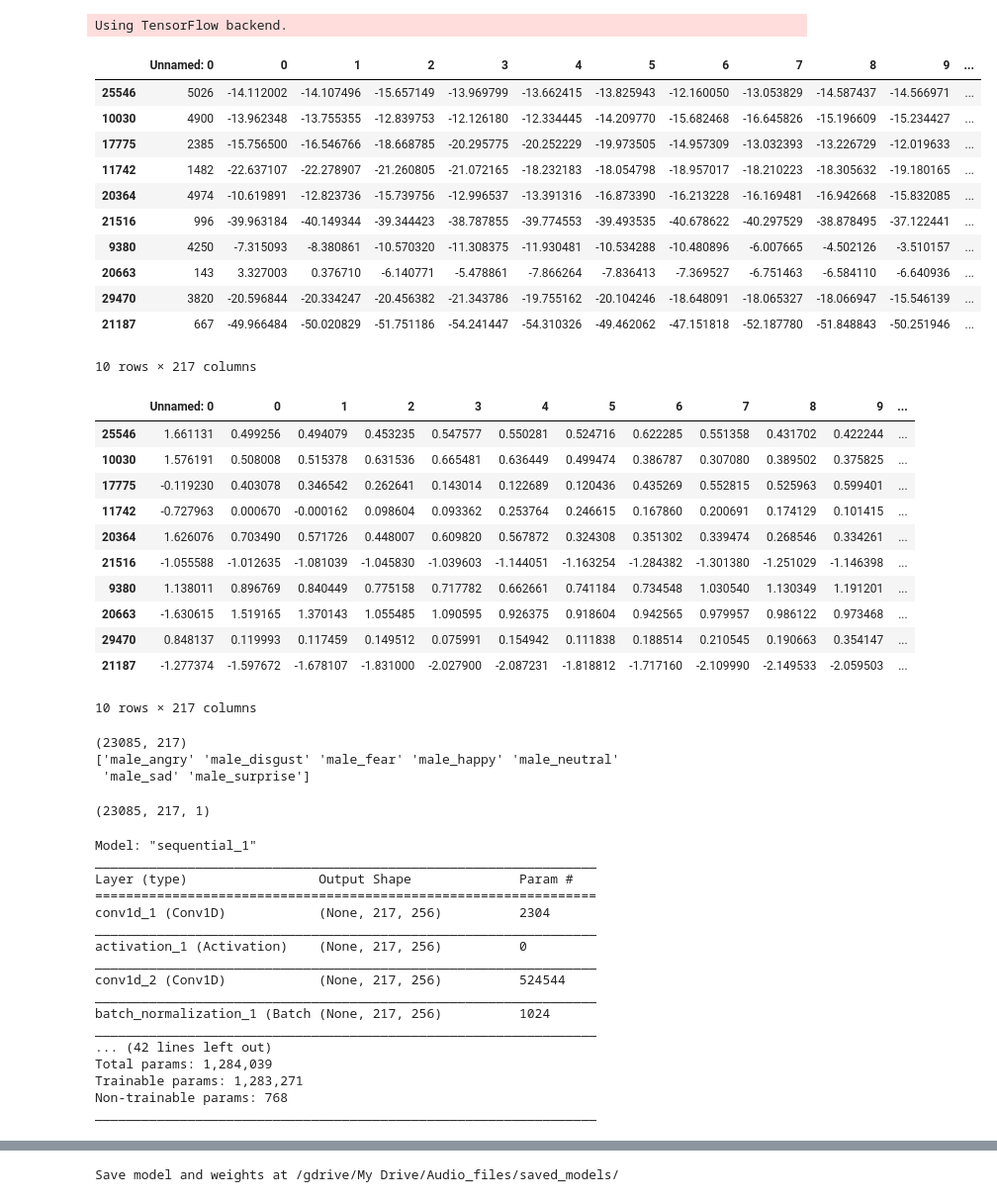
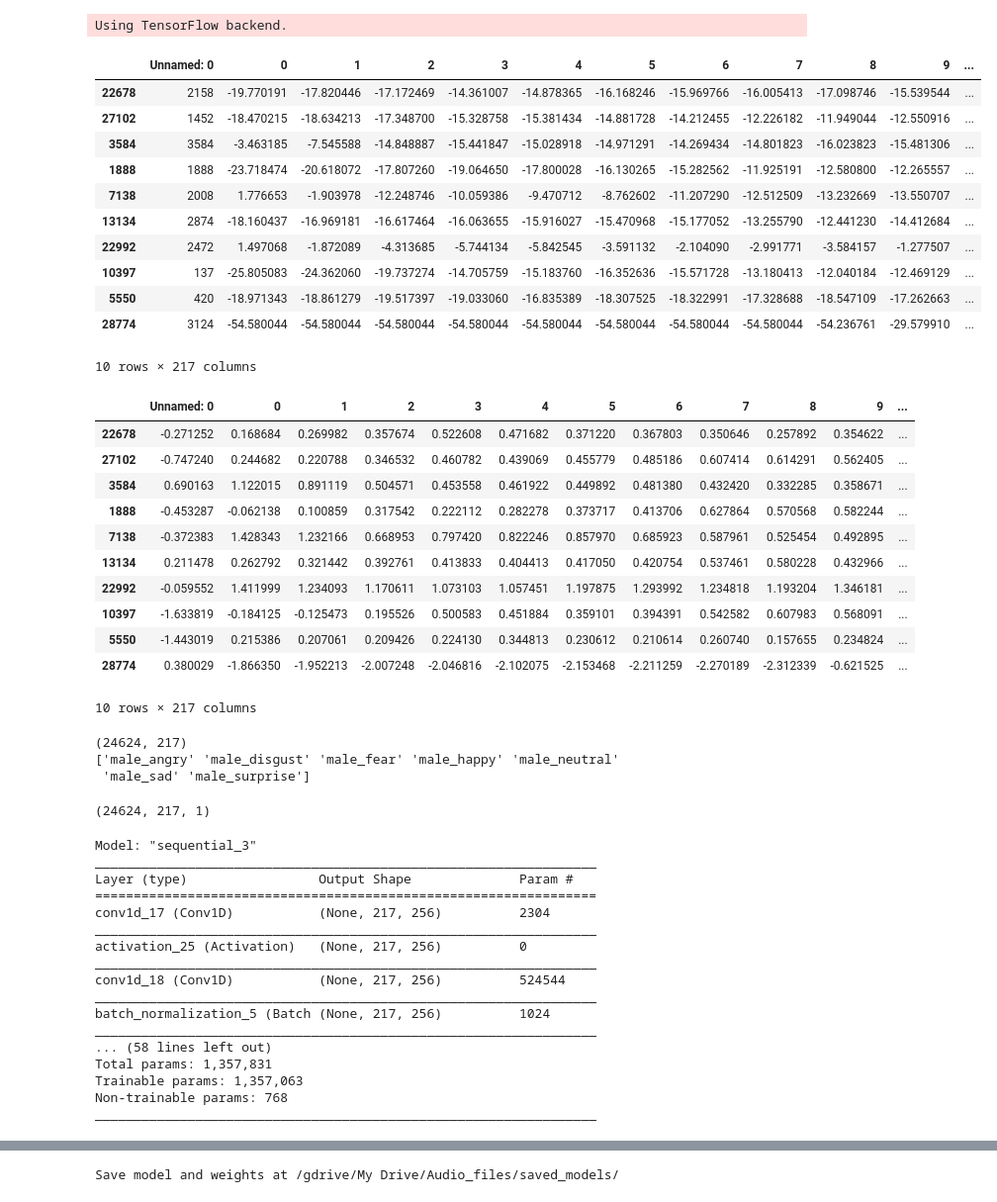
Before and after one commit to puneat/Audio_Sentiment, a Jupyter notebook: Male_Augmented_model.ipynb, the cells around one changed output, grey strips where cells are left out. Shown at 99% size. Saved outputs shown, nothing was run; the diff lists cells and outputs as text; code cells hidden in the pictures.

```diff
--- a/Male_Augmented_model.ipynb
+++ b/Male_Augmented_model.ipynb
@@ -47,30 +47,30 @@ import IPython.display as ipd  # To play sound in the notebook
 # %% [output]
 Using TensorFlow backend.
 # %%
-df=pd.read_csv('/gdrive/My Drive/Audio_files/augmented_male.csv')
+df=pd.read_csv('/gdrive/My Drive/Audio_files/Combined_Dataframes/augmented_male.csv')
 # %%
 # Split between train and test
 X_train, X_test, y_train, y_test = train_test_split(df.drop(['path','labels','source'],axis=1)
                                                     , df.labels
-                                                    , test_size=0.25
+                                                    , test_size=0.20
                                                     , shuffle=True
                                                     , random_state=42
                                                    )
 
 #data before normalisation
 X_train[150:160]
 # %% [output]
 |  | Unnamed: 0 | 0 | 1 | 2 | 3 | 4 | 5 | 6 | 7 | 8 | 9 | ... |
-| 25546 | 5026 | -14.112002 | -14.107496 | -15.657149 | -13.969799 | -13.662415 | -13.825943 | -12.160050 | -13.053829 | -14.587437 | -14.566971 | ... |
-| 10030 | 4900 | -13.962348 | -13.755355 | -12.839753 | -12.126180 | -12.334445 | -14.209770 | -15.682468 | -16.645826 | -15.196609 | -15.234427 | ... |
-| 17775 | 2385 | -15.756500 | -16.546766 | -18.668785 | -20.295775 | -20.252229 | -19.973505 | -14.957309 | -13.032393 | -13.226729 | -12.019633 | ... |
-| 11742 | 1482 | -22.637107 | -22.278907 | -21.260805 | -21.072165 | -18.232183 | -18.054798 | -18.957017 | -18.210223 | -18.305632 | -19.180165 | ... |
-| 20364 | 4974 | -10.619891 | -12.823736 | -15.739756 | -12.996537 | -13.391316 | -16.873390 | -16.213228 | -16.169481 | -16.942668 | -15.832085 | ... |
-| 21516 | 996 | -39.963184 | -40.149344 | -39.344423 | -38.787855 | -39.774553 | -39.493535 | -40.678622 | -40.297529 | -38.878495 | -37.122441 | ... |
-| 9380 | 4250 | -7.315093 | -8.380861 | -10.570320 | -11.308375 | -11.930481 | -10.534288 | -10.480896 | -6.007665 | -4.502126 | -3.510157 | ... |
-| 20663 | 143 | 3.327003 | 0.376710 | -6.140771 | -5.478861 | -7.866264 | -7.836413 | -7.369527 | -6.751463 | -6.584110 | -6.640936 | ... |
-| 29470 | 3820 | -20.596844 | -20.334247 | -20.456382 | -21.343786 | -19.755162 | -20.104246 | -18.648091 | -18.065327 | -18.066947 | -15.546139 | ... |
-| 21187 | 667 | -49.966484 | -50.020829 | -51.751186 | -54.241447 | -54.310326 | -49.462062 | -47.151818 | -52.187780 | -51.848843 | -50.251946 | ... |
+| 22678 | 2158 | -19.770191 | -17.820446 | -17.172469 | -14.361007 | -14.878365 | -16.168246 | -15.969766 | -16.005413 | -17.098746 | -15.539544 | ... |
+| 27102 | 1452 | -18.470215 | -18.634213 | -17.348700 | -15.328758 | -15.381434 | -14.881728 | -14.212455 | -12.226182 | -11.949044 | -12.550916 | ... |
+| 3584 | 3584 | -3.463185 | -7.545588 | -14.848887 | -15.441847 | -15.028918 | -14.971291 | -14.269434 | -14.801823 | -16.023823 | -15.481306 | ... |
+| 1888 | 1888 | -23.718474 | -20.618072 | -17.807260 | -19.064650 | -17.800028 | -16.130265 | -15.282562 | -11.925191 | -12.580800 | -12.265557 | ... |
+| 7138 | 2008 | 1.776653 | -1.903978 | -12.248746 | -10.059386 | -9.470712 | -8.762602 | -11.207290 | -12.512509 | -13.232669 | -13.550707 | ... |
+| 13134 | 2874 | -18.160437 | -16.969181 | -16.617464 | -16.063655 | -15.916027 | -15.470968 | -15.177052 | -13.255790 | -12.441230 | -14.412684 | ... |
+| 22992 | 2472 | 1.497068 | -1.872089 | -4.313685 | -5.744134 | -5.842545 | -3.591132 | -2.104090 | -2.991771 | -3.584157 | -1.277507 | ... |
+| 10397 | 137 | -25.805083 | -24.362060 | -19.737274 | -14.705759 | -15.183760 | -16.352636 | -15.571728 | -13.180413 | -12.040184 | -12.469129 | ... |
+| 5550 | 420 | -18.971343 | -18.861279 | -19.517397 | -19.033060 | -16.835389 | -18.307525 | -18.322991 | -17.328688 | -18.547109 | -17.262663 | ... |
+| 28774 | 3124 | -54.580044 | -54.580044 | -54.580044 | -54.580044 | -54.580044 | -54.580044 | -54.580044 | -54.580044 | -54.236761 | -29.579910 | ... |
 10 rows × 217 columns
 # %%
 # data normalization
@@ -84,16 +84,16 @@ X_test = (X_test - mean)/std
 X_train[150:160]
 # %% [output]
 |  | Unnamed: 0 | 0 | 1 | 2 | 3 | 4 | 5 | 6 | 7 | 8 | 9 | ... |
-| 25546 | 1.661131 | 0.499256 | 0.494079 | 0.453235 | 0.547577 | 0.550281 | 0.524716 | 0.622285 | 0.551358 | 0.431702 | 0.422244 | ... |
-| 10030 | 1.576191 | 0.508008 | 0.515378 | 0.631536 | 0.665481 | 0.636449 | 0.499474 | 0.386787 | 0.307080 | 0.389502 | 0.375825 | ... |
-| 17775 | -0.119230 | 0.403078 | 0.346542 | 0.262641 | 0.143014 | 0.122689 | 0.120436 | 0.435269 | 0.552815 | 0.525963 | 0.599401 | ... |
-| 11742 | -0.727963 | 0.000670 | -0.000162 | 0.098604 | 0.093362 | 0.253764 | 0.246615 | 0.167860 | 0.200691 | 0.174129 | 0.101415 | ... |
-| 20364 | 1.626076 | 0.703490 | 0.571726 | 0.448007 | 0.609820 | 0.567872 | 0.324308 | 0.351302 | 0.339474 | 0.268546 | 0.334261 | ... |
-| 21516 | -1.055588 | -1.012635 | -1.081039 | -1.045830 | -1.039603 | -1.144051 | -1.163254 | -1.284382 | -1.301380 | -1.251029 | -1.146398 | ... |
-| 9380 | 1.138011 | 0.896769 | 0.840449 | 0.775158 | 0.717782 | 0.662661 | 0.741184 | 0.734548 | 1.030540 | 1.130349 | 1.191201 | ... |
-| 20663 | -1.630615 | 1.519165 | 1.370143 | 1.055485 | 1.090595 | 0.926375 | 0.918604 | 0.942565 | 0.979957 | 0.986122 | 0.973468 | ... |
-| 29470 | 0.848137 | 0.119993 | 0.117459 | 0.149512 | 0.075991 | 0.154942 | 0.111838 | 0.188514 | 0.210545 | 0.190663 | 0.354147 | ... |
-| 21187 | -1.277374 | -1.597672 | -1.678107 | -1.831000 | -2.027900 | -2.087231 | -1.818812 | -1.717160 | -2.109990 | -2.149533 | -2.059503 | ... |
+| 22678 | -0.271252 | 0.168684 | 0.269982 | 0.357674 | 0.522608 | 0.471682 | 0.371220 | 0.367803 | 0.350646 | 0.257892 | 0.354622 | ... |
+| 27102 | -0.747240 | 0.244682 | 0.220788 | 0.346532 | 0.460782 | 0.439069 | 0.455779 | 0.485186 | 0.607414 | 0.614291 | 0.562405 | ... |
+| 3584 | 0.690163 | 1.122015 | 0.891119 | 0.504571 | 0.453558 | 0.461922 | 0.449892 | 0.481380 | 0.432420 | 0.332285 | 0.358671 | ... |
+| 1888 | -0.453287 | -0.062138 | 0.100859 | 0.317542 | 0.222112 | 0.282278 | 0.373717 | 0.413706 | 0.627864 | 0.570568 | 0.582244 | ... |
+| 7138 | -0.372383 | 1.428343 | 1.232166 | 0.668953 | 0.797420 | 0.822246 | 0.857970 | 0.685923 | 0.587961 | 0.525454 | 0.492895 | ... |
+| 13134 | 0.211478 | 0.262792 | 0.321442 | 0.392761 | 0.413833 | 0.404413 | 0.417050 | 0.420754 | 0.537461 | 0.580228 | 0.432966 | ... |
+| 22992 | -0.059552 | 1.411999 | 1.234093 | 1.170611 | 1.073103 | 1.057451 | 1.197875 | 1.293992 | 1.234818 | 1.193204 | 1.346181 | ... |
+| 10397 | -1.633819 | -0.184125 | -0.125473 | 0.195526 | 0.500583 | 0.451884 | 0.359101 | 0.394391 | 0.542582 | 0.607983 | 0.568091 | ... |
+| 5550 | -1.443019 | 0.215386 | 0.207061 | 0.209426 | 0.224130 | 0.344813 | 0.230612 | 0.210614 | 0.260740 | 0.157655 | 0.234824 | ... |
+| 28774 | 0.380029 | -1.866350 | -1.952213 | -2.007248 | -2.046816 | -2.102075 | -2.153468 | -2.211259 | -2.270189 | -2.312339 | -0.621525 | ... |
 10 rows × 217 columns
 # %%
 #steps to get it into the correct format for Keras
@@ -116,7 +116,7 @@ outfile = open(filename,'wb')
 pickle.dump(lb,outfile)
 outfile.close()
 # %% [output]
-(23085, 217)
+(24624, 217)
 ['male_angry' 'male_disgust' 'male_fear' 'male_happy' 'male_neutral'
  'male_sad' 'male_surprise']
 # %%
@@ -124,7 +124,7 @@ X_train = np.expand_dims(X_train, axis=2)
 X_test = np.expand_dims(X_test, axis=2)
 X_train.shape
 # %% [output]
-(23085, 217, 1)
+(24624, 217, 1)
 # %%
 # New model
 model = Sequential()
@@ -151,26 +151,34 @@ model.add(Activation('relu'))
 model.add(Conv1D(64, 8, padding='same'))
 model.add(Activation('relu'))
 model.add(Flatten())
+model.add(Dense(128)) # Target class number
+model.add(Activation('relu'))
+model.add(Dense(128)) # Target class number
+model.add(Activation('relu'))
+model.add(Dense(128)) # Target class number
+model.add(Activation('relu'))
+model.add(Dense(128)) # Target class number
+model.add(Activation('relu'))
 model.add(Dense(7)) # Target class number
 model.add(Activation('softmax'))
 opt = keras.optimizers.rmsprop(lr=0.00001, decay=1e-6)
 model.summary()
 # %% [output]
-Model: "sequential_1"
+Model: "sequential_3"
 _________________________________________________________________
 Layer (type)                 Output Shape              Param #
 =================================================================
-conv1d_1 (Conv1D)            (None, 217, 256)          2304
+conv1d_17 (Conv1D)           (None, 217, 256)          2304
 _________________________________________________________________
-activation_1 (Activation)    (None, 217, 256)          0
+activation_25 (Activation)   (None, 217, 256)          0
 _________________________________________________________________
-conv1d_2 (Conv1D)            (None, 217, 256)          524544
+conv1d_18 (Conv1D)           (None, 217, 256)          524544
 _________________________________________________________________
-batch_normalization_1 (Batch (None, 217, 256)          1024
+batch_normalization_5 (Batch (None, 217, 256)          1024
 _________________________________________________________________
-... (42 lines left out)
-Total params: 1,284,039
-Trainable params: 1,283,271
+... (58 lines left out)
+Total params: 1,357,831
+Trainable params: 1,357,063
 Non-trainable params: 768
 _________________________________________________________________
 # %%
```
Also changed, not shown: parts of 11 cells of this notebook.
